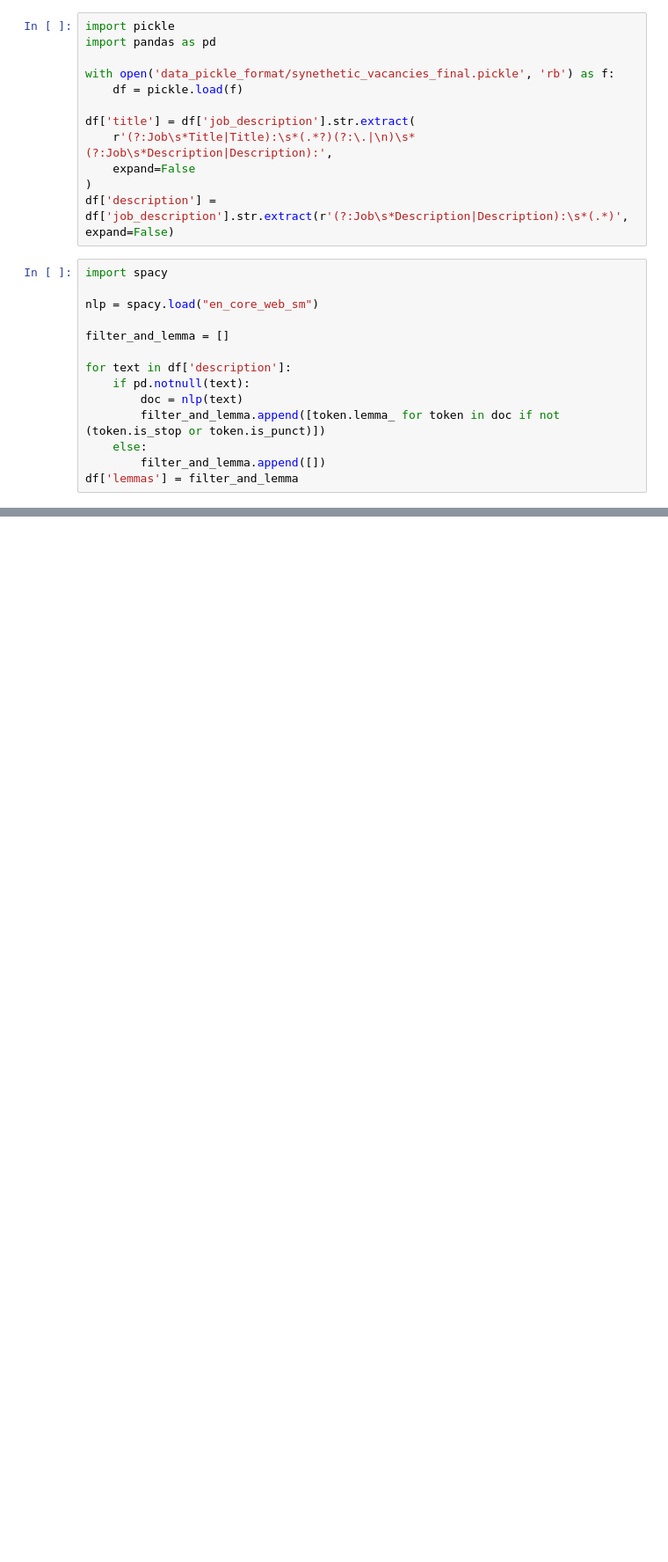
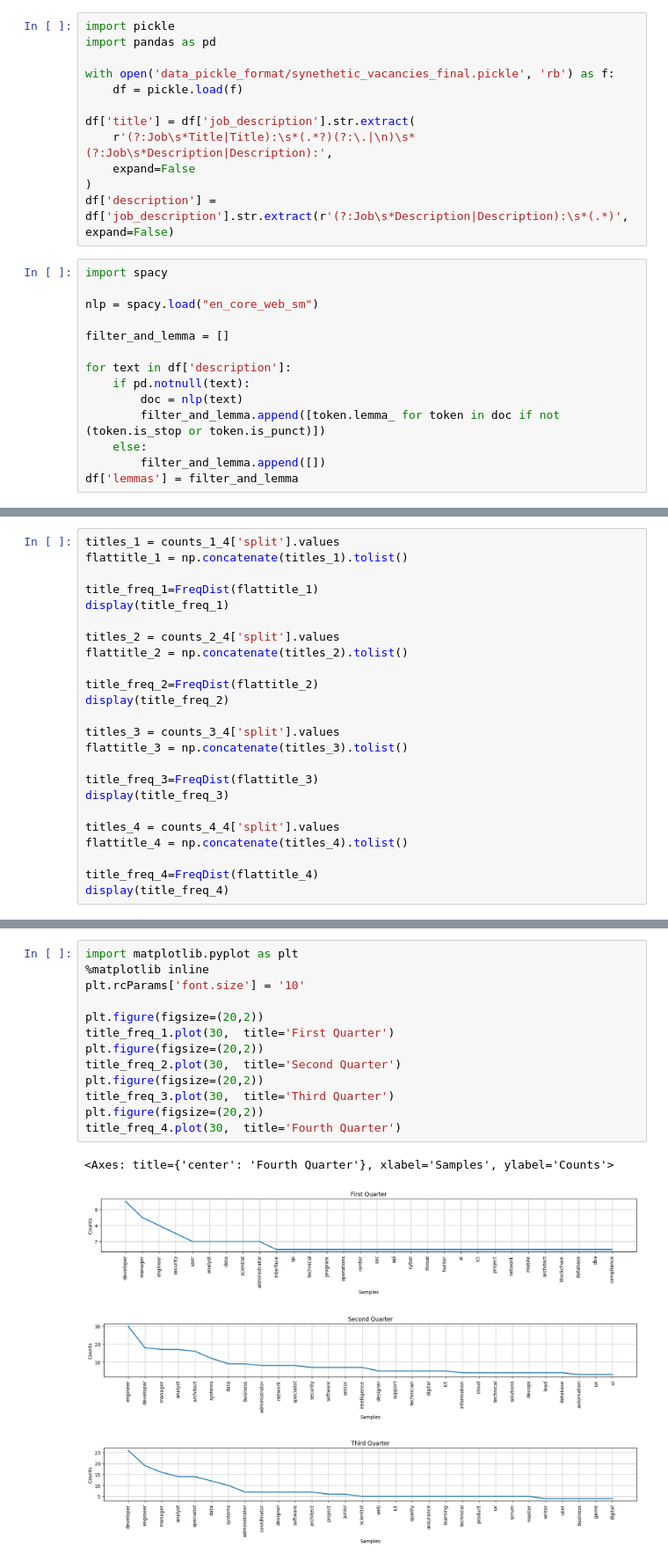
Before and after one commit to EmmaLBF/Hack4Her2025, a Jupyter notebook: process.ipynb, the cells around one changed output, grey strips where cells are left out. Shown: that part at 88% size. Drawn from its saved outputs; the diff is of its cells as text; blank space fills up the shorter version.

```diff
--- a/process.ipynb
+++ b/process.ipynb
@@ -104,0 +138,24 @@ freq_dic_4.plot(30,  title='Fourth Quarter')
+# %%
+titles_1 = counts_1_4['split'].values
+flattitle_1 = np.concatenate(titles_1).tolist()
+
+title_freq_1=FreqDist(flattitle_1)
+display(title_freq_1)
+
+titles_2 = counts_2_4['split'].values
+flattitle_2 = np.concatenate(titles_2).tolist()
+
+title_freq_2=FreqDist(flattitle_2)
+display(title_freq_2)
+
+titles_3 = counts_3_4['split'].values
+flattitle_3 = np.concatenate(titles_3).tolist()
+
+title_freq_3=FreqDist(flattitle_3)
+display(title_freq_3)
+
+titles_4 = counts_4_4['split'].values
+flattitle_4 = np.concatenate(titles_4).tolist()
+
+title_freq_4=FreqDist(flattitle_4)
+display(title_freq_4)
@@ -104,0 +167,18 @@ freq_dic_4.plot(30,  title='Fourth Quarter')
+# %%
+import matplotlib.pyplot as plt
+%matplotlib inline
+plt.rcParams['font.size'] = '10'
+
+plt.figure(figsize=(20,2))
+title_freq_1.plot(30,  title='First Quarter')
+plt.figure(figsize=(20,2))
+title_freq_2.plot(30,  title='Second Quarter')
+plt.figure(figsize=(20,2))
+title_freq_3.plot(30,  title='Third Quarter')
+plt.figure(figsize=(20,2))
+title_freq_4.plot(30,  title='Fourth Quarter')
+# %% [output]
+<Axes: title={'center': 'Fourth Quarter'}, xlabel='Samples', ylabel='Counts'>
+[figure, added]
+[figure, added]
+[figure, added]
```
Also changed, not shown: parts of 10 cells of this notebook.
